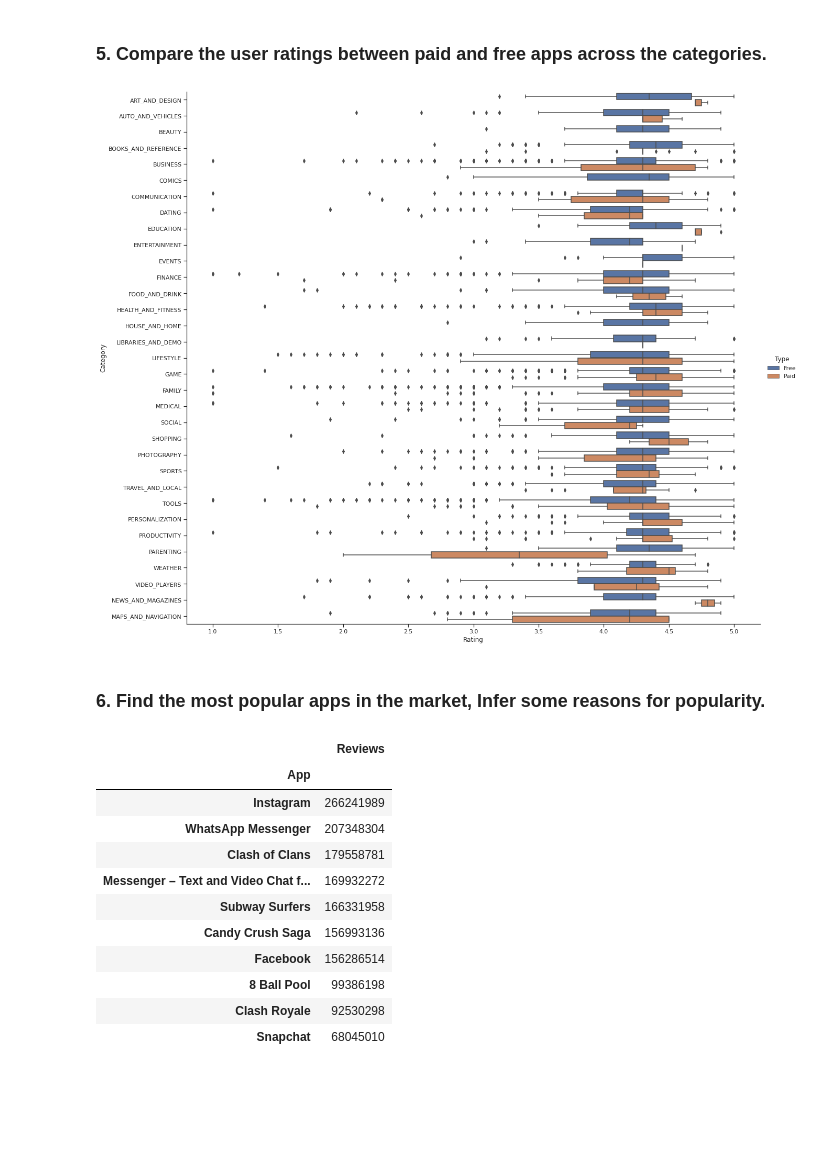
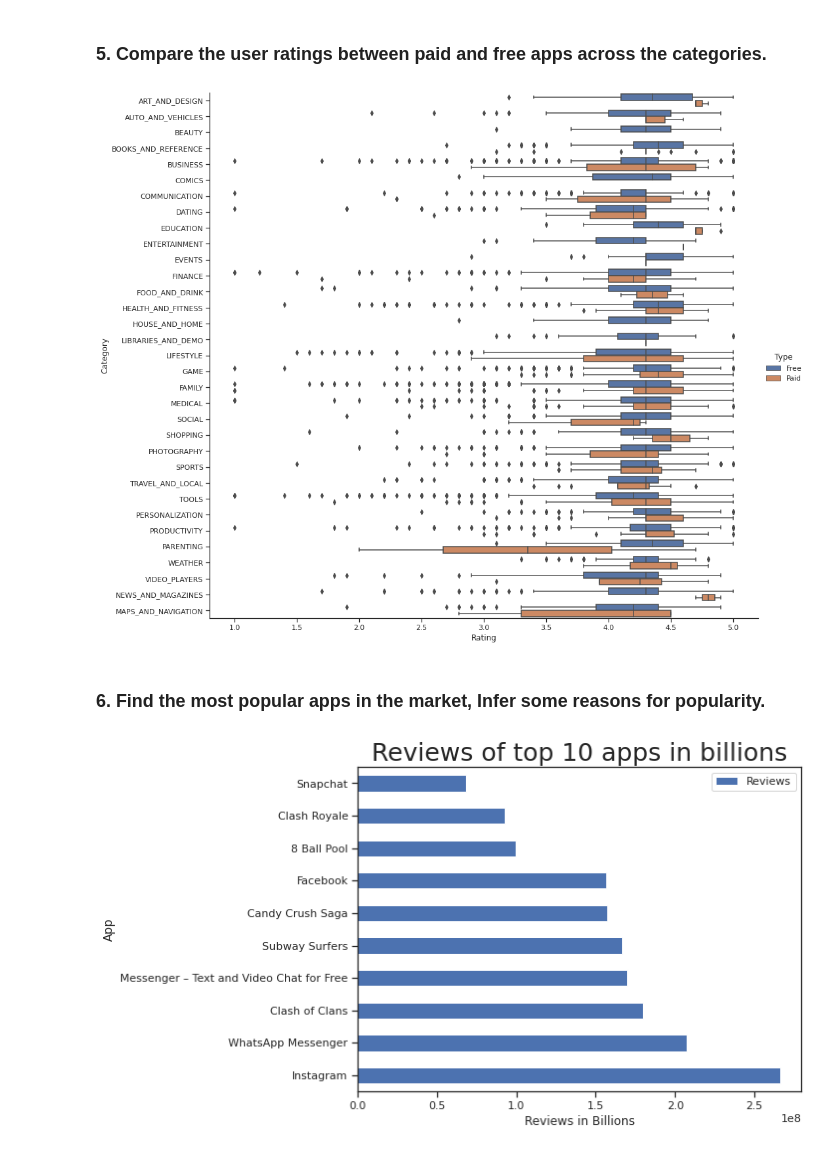
Before and after one commit to ganathetechie/AlmaBetter-Capstone-Project-1, a Jupyter notebook: Play_Store_App_Review_Analysis_Capstone_Project.ipynb, the cells around one changed output. Saved outputs shown, nothing was run; the diff lists cells and outputs as text; code cells hidden in the pictures; blank space fills up the shorter version.

```diff
--- a/Play_Store_App_Review_Analysis_Capstone_Project.ipynb
+++ b/Play_Store_App_Review_Analysis_Capstone_Project.ipynb
@@ -757,25 +707,17 @@ top_10_revenue_apps.plot.barh(figsize = (8,6))
 # %% [markdown]
 ### 5. Compare the user ratings between paid and free apps across the categories.
 # %%
-ax = sns.catplot(y="Category", x="Rating", hue="Type", kind="box", data=df_apps, height=15, aspect=1.2)
+ax = sns.catplot(y="Category", x="Rating", hue="Type", kind="box", data=df_apps, height=12, aspect=1.2)
 # %% [output]
-[figure, old version]
+[figure, new version]
 # %% [markdown]
 ### 6. Find the most popular apps in the market, Infer some reasons for popularity.
 # %%
 # Assuming the popularity based on the number of reviews users have given to the app across both the categories of paid and free
 popular_df = df_apps.groupby('App')[['Reviews','App']].sum().nlargest(10,['Reviews'])
-popular_df
+popular_df.nlargest(10,['Reviews']).plot.barh(figsize = (8,6))
+plt.xlabel("Reviews in Billions")
+plt.title("Reviews of top 10 apps in billions", fontsize = 25)
+plt.show()
 # %% [output]
-|  | Reviews |
-| App |  |
-| Instagram | 266241989 |
-| WhatsApp Messenger | 207348304 |
-| Clash of Clans | 179558781 |
-| Messenger – Text and Video Chat f... | 169932272 |
-| Subway Surfers | 166331958 |
-| Candy Crush Saga | 156993136 |
-| Facebook | 156286514 |
-| 8 Ball Pool | 99386198 |
-| Clash Royale | 92530298 |
-| Snapchat | 68045010 |
+[figure, added]
```
Also changed, not shown: parts of 28 cells of this notebook.
